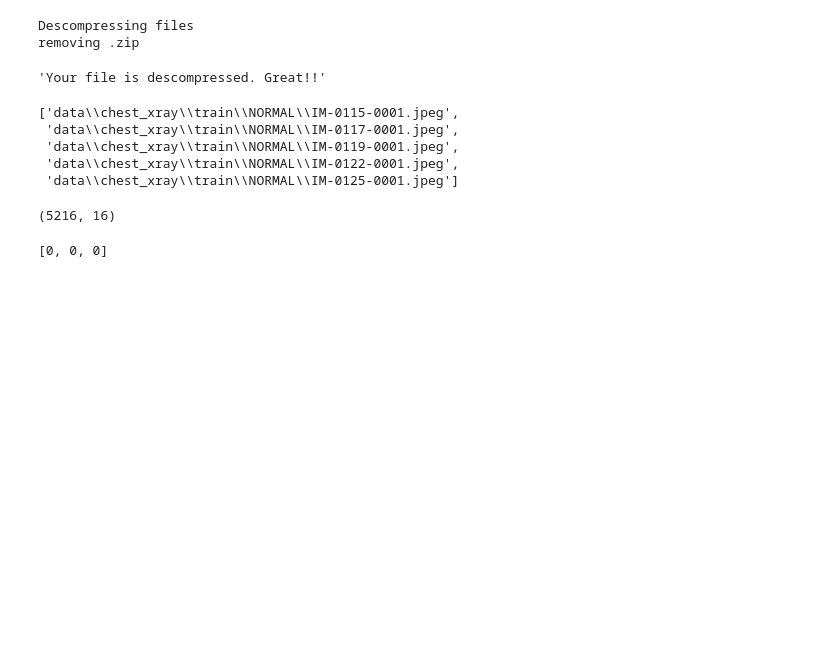
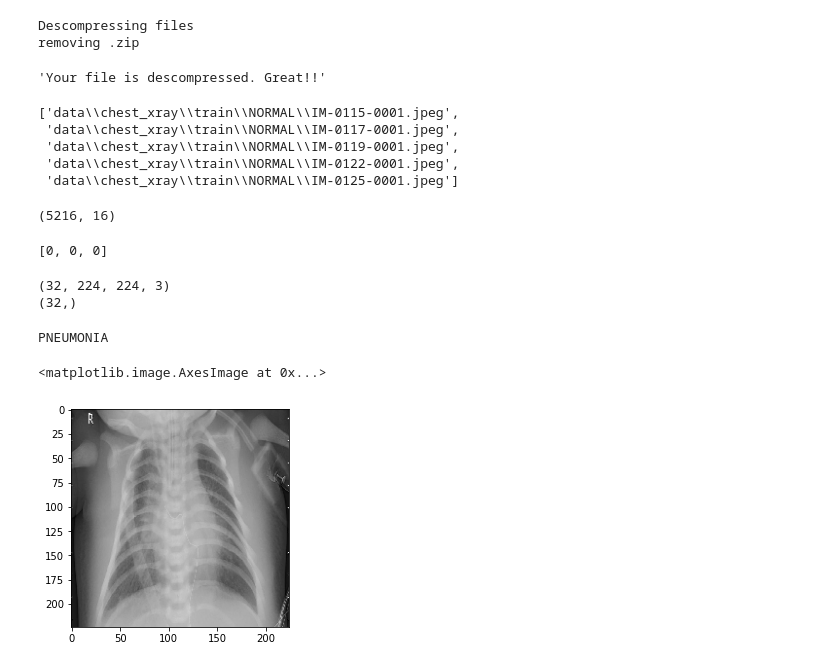
Before and after one commit to MarioGar25/Detecting_Pneumonia_from_Chest_X-rays, a Jupyter notebook: Detecting_Pneumonia_from_Chest_X-rays.ipynb, the cells around one changed output. Cells and saved outputs as stored; diff of their text form; code cells hidden in the pictures; blank space fills up the shorter version.

```diff
--- a/Detecting_Pneumonia_from_Chest_X-rays.ipynb
+++ b/Detecting_Pneumonia_from_Chest_X-rays.ipynb
@@ -48,3 +49,12 @@ val_lables = list(map(lambda x: get_labels(x), val_image_paths))
 print(train_labels[:3])
 # %% [output]
 [0, 0, 0]
+# %%
+train_dataset = get_dataset(paths = train_image_paths , labels = train_labels, batch_size = 32)
+
+image , label = next(iter(train_dataset))
+print(image.shape)
+print(label.shape)
+# %% [output]
+(32, 224, 224, 3)
+(32,)
@@ -50,0 +63,7 @@ print(train_labels[:3])
+# %%
+print(invested_labels[label[0].numpy()])
+plt.imshow(image[0].numpy().reshape(224, 224, 3))
+# %% [output]
+PNEUMONIA
+<matplotlib.image.AxesImage at 0x...>
+[figure, added]
```
Also changed, not shown: parts of 11 cells of this notebook.
